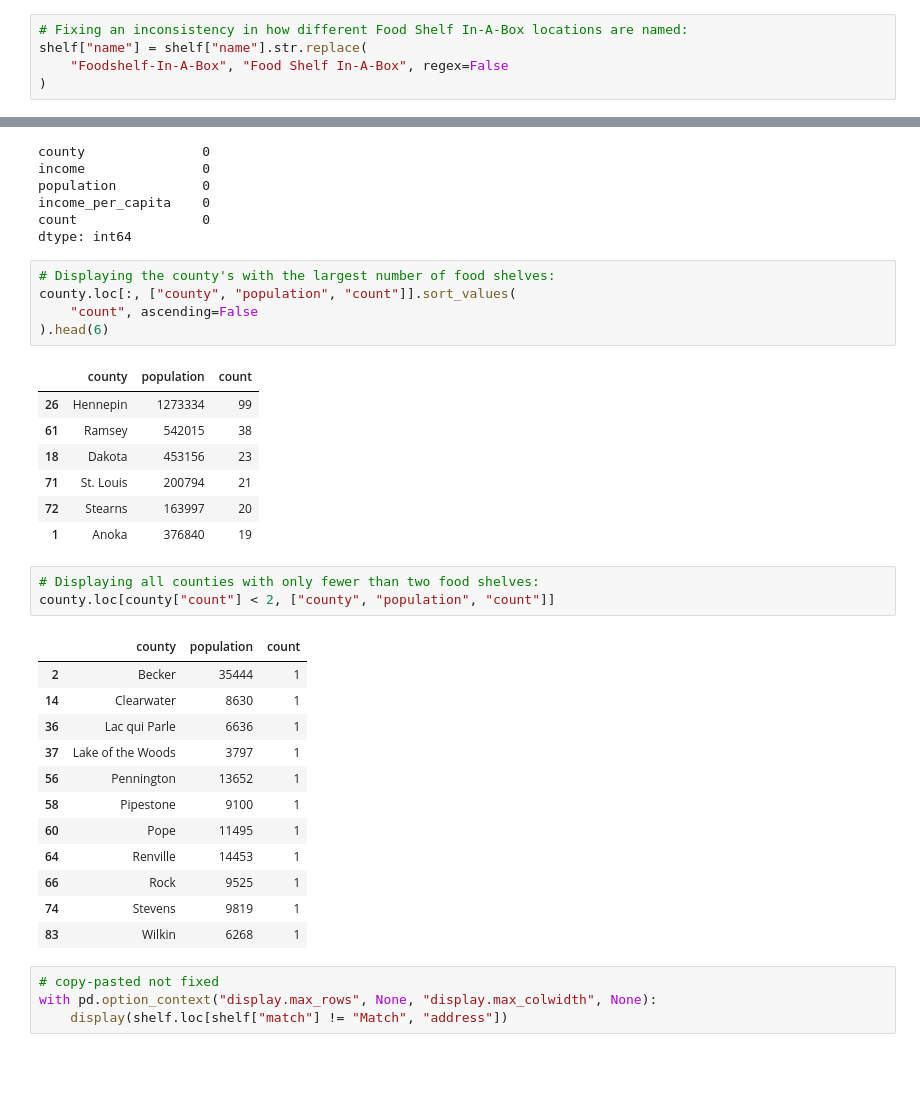
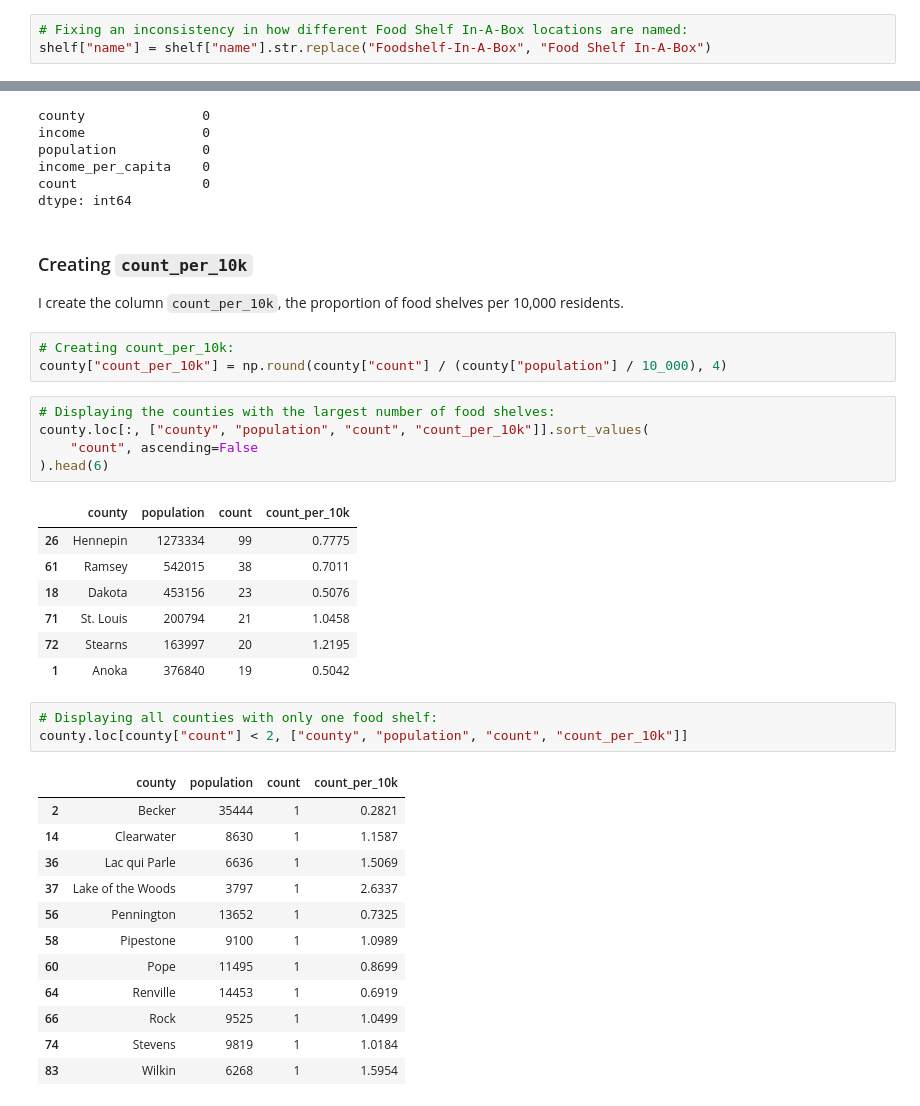
Before and after one commit to a-location-1/mn-food-shelf-analysis, a Jupyter notebook: food_shelf_eda.ipynb, the cells around one changed output, grey strips where cells are left out. Cells and saved outputs as stored; diff of their text form; blank space fills up the shorter version.

```diff
--- a/food_shelf_eda.ipynb
+++ b/food_shelf_eda.ipynb
@@ -338,8 +353,6 @@ As a point of interest, this is our last chance with the food shelf-level data,
 # %%
 # Fixing an inconsistency in how different Food Shelf In-A-Box locations are named:
-shelf["name"] = shelf["name"].str.replace(
-    "Foodshelf-In-A-Box", "Food Shelf In-A-Box", regex=False
-)
+shelf["name"] = shelf["name"].str.replace("Foodshelf-In-A-Box", "Food Shelf In-A-Box")
 # %%
 # Checking the full list of shelves for common organization names, then counting the shelves:
 # with pd.option_context("display.max_rows", None):
@@ -417,36 +430,39 @@ population           0
 income_per_capita    0
 count                0
 dtype: int64
+# %% [markdown]
+### Creating `count_per_10k`
+
+I create the column `count_per_10k`, the proportion of food shelves per 10,000 residents.
+# %%
+# Creating count_per_10k:
+county["count_per_10k"] = np.round(county["count"] / (county["population"] / 10_000), 4)
 # %%
-# Displaying the county's with the largest number of food shelves:
-county.loc[:, ["county", "population", "count"]].sort_values(
+# Displaying the counties with the largest number of food shelves:
+county.loc[:, ["county", "population", "count", "count_per_10k"]].sort_values(
     "count", ascending=False
 ).head(6)
 # %% [output]
-|  | county | population | count |
-| 26 | Hennepin | 1273334 | 99 |
-| 61 | Ramsey | 542015 | 38 |
-| 18 | Dakota | 453156 | 23 |
-| 71 | St. Louis | 200794 | 21 |
-| 72 | Stearns | 163997 | 20 |
-| 1 | Anoka | 376840 | 19 |
+|  | county | population | count | count_per_10k |
+| 26 | Hennepin | 1273334 | 99 | 0.7775 |
+| 61 | Ramsey | 542015 | 38 | 0.7011 |
+| 18 | Dakota | 453156 | 23 | 0.5076 |
+| 71 | St. Louis | 200794 | 21 | 1.0458 |
+| 72 | Stearns | 163997 | 20 | 1.2195 |
+| 1 | Anoka | 376840 | 19 | 0.5042 |
 # %%
-# Displaying all counties with only fewer than two food shelves:
-county.loc[county["count"] < 2, ["county", "population", "count"]]
+# Displaying all counties with only one food shelf:
+county.loc[county["count"] < 2, ["county", "population", "count", "count_per_10k"]]
 # %% [output]
-|  | county | population | count |
-| 2 | Becker | 35444 | 1 |
-| 14 | Clearwater | 8630 | 1 |
-| 36 | Lac qui Parle | 6636 | 1 |
-| 37 | Lake of the Woods | 3797 | 1 |
-| 56 | Pennington | 13652 | 1 |
-| 58 | Pipestone | 9100 | 1 |
-| 60 | Pope | 11495 | 1 |
-| 64 | Renville | 14453 | 1 |
-| 66 | Rock | 9525 | 1 |
-| 74 | Stevens | 9819 | 1 |
-| 83 | Wilkin | 6268 | 1 |
+|  | county | population | count | count_per_10k |
+| 2 | Becker | 35444 | 1 | 0.2821 |
+| 14 | Clearwater | 8630 | 1 | 1.1587 |
+| 36 | Lac qui Parle | 6636 | 1 | 1.5069 |
+| 37 | Lake of the Woods | 3797 | 1 | 2.6337 |
+| 56 | Pennington | 13652 | 1 | 0.7325 |
+| 58 | Pipestone | 9100 | 1 | 1.0989 |
+| 60 | Pope | 11495 | 1 | 0.8699 |
+| 64 | Renville | 14453 | 1 | 0.6919 |
+| 66 | Rock | 9525 | 1 | 1.0499 |
+| 74 | Stevens | 9819 | 1 | 1.0184 |
+| 83 | Wilkin | 6268 | 1 | 1.5954 |
-# %%
-# copy-pasted not fixed
-with pd.option_context("display.max_rows", None, "display.max_colwidth", None):
-    display(shelf.loc[shelf["match"] != "Match", "address"])
```
Also changed, not shown: parts of 55 cells of this notebook, 2 other files.
